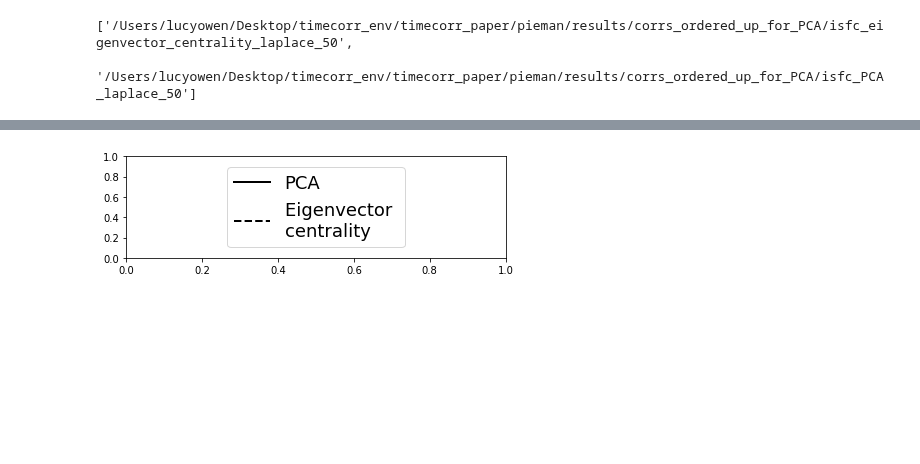
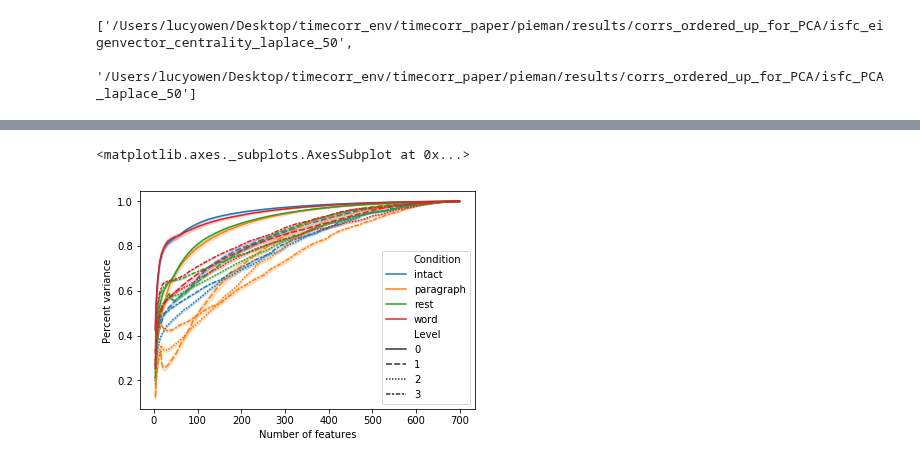
Before and after one commit to ContextLab/timecorr-paper, a Jupyter notebook: code/notebooks/pca_features.ipynb, the cells around one changed output, grey strips where cells are left out. Cells and saved outputs as stored; diff of their text form; code cells hidden in the pictures; blank space fills up the shorter version.

```diff
--- a/code/notebooks/pca_features.ipynb
+++ b/code/notebooks/pca_features.ipynb
@@ -230,12 +170,22 @@ ax.legend().set_visible(False)
-# %%
-from matplotlib.patches import Patch
-from matplotlib.lines import Line2D
-fig, ax = plt.subplots(figsize=(6,2))
-legend_elements = [Line2D([0], [0], color='black', linestyle = 'solid', lw=2, label='PCA'),
-                   Line2D([0], [0], linestyle = 'dashed', color='black', lw=2, label='Eigenvector \ncentrality')]
-ax.legend(handles=legend_elements, loc='center', fontsize=18)
-outfile = os.path.join(figdir, 'pca_700_nodes_legend.pdf')
-plt.tight_layout()
-plt.savefig(outfile)
-# %% [output]
-[figure, removed]
+# %%
+full_data = pd.DataFrame()
+
+rfun = 'PCA'
+for l in levels:
+    for cond in conditions:
+        data = pd.read_csv(os.path.join(data_dir, f'{rfun}'+ f'_lev_{l}'+ f'_{cond}' + '.csv'))
+
+        data = data.rename(columns={'Unnamed: 0': "Number of features"})
+        melted_data = pd.melt(data, id_vars=['Number of features'], var_name='Subject', value_name='Percent variance')
+        melted_data['Condition'] = cond
+        melted_data['Level'] = l
+
+        if full_data.empty:
+            full_data = melted_data
+        else:
+            full_data = full_data.append(melted_data)
+# %%
+sns.lineplot(x='Number of features', y='Percent variance', hue='Condition', style="Level", data=full_data)
+# %% [output]
+<matplotlib.axes._subplots.AxesSubplot at 0x...>
+[figure, added]
```
Also changed, not shown: parts of 21 cells of this notebook, 13 other files.
